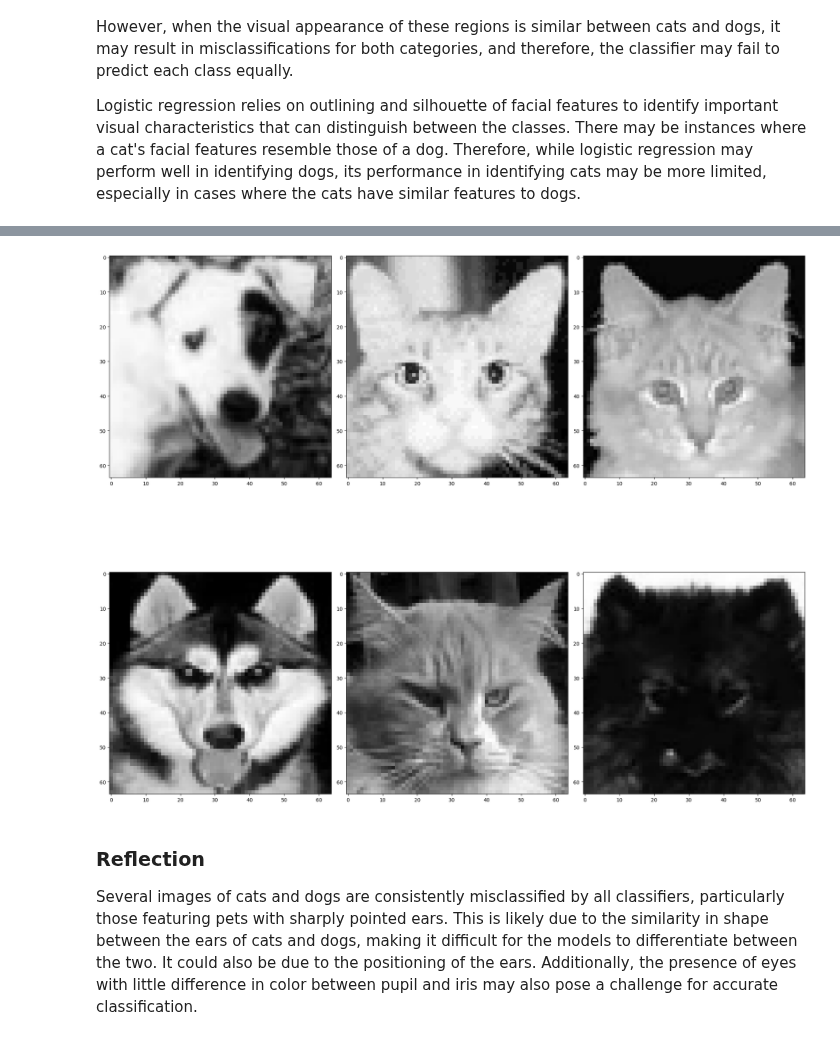
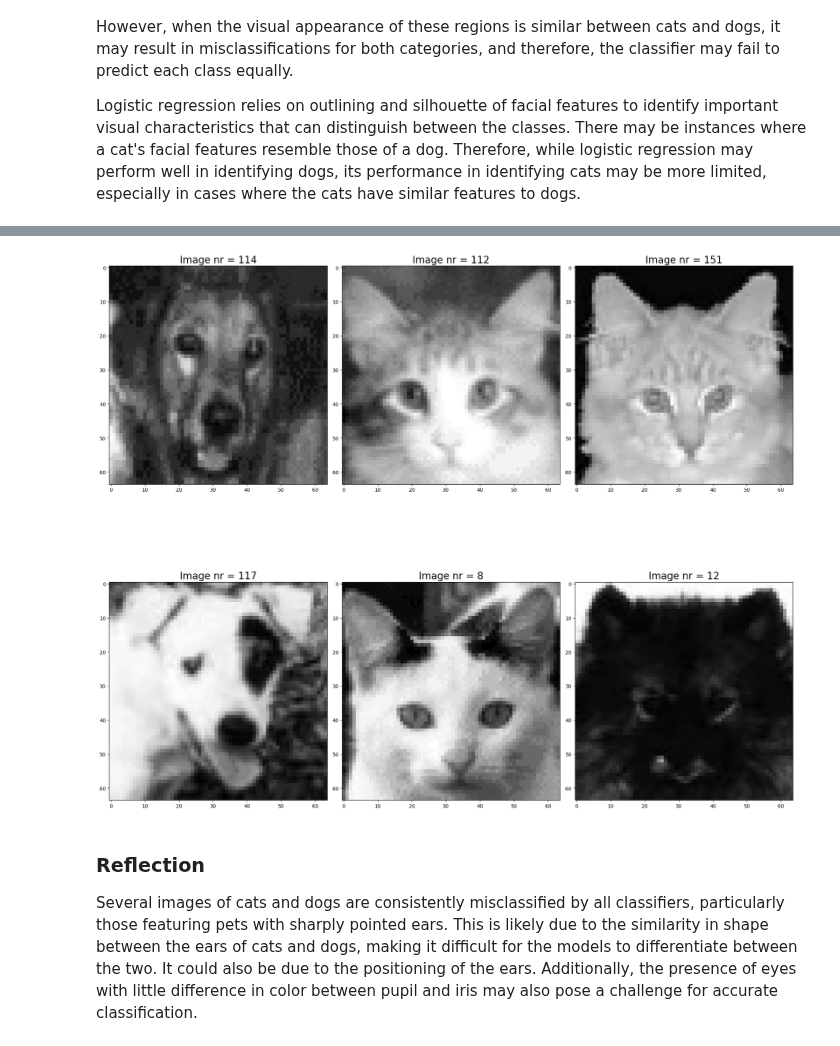
Before and after one commit to maximiliann97/Big-data-MVE441, a Jupyter notebook: Project2_catsndogs.ipynb, the cells around one changed output, grey strips where cells are left out. Drawn from its saved outputs; the diff is of its cells as text; code cells hidden in the pictures.

```diff
--- a/Project2_catsndogs.ipynb
+++ b/Project2_catsndogs.ipynb
@@ -171,7 +171,7 @@ rf_indices_list = []
 mlp_indices_list = []
 all_indices = []
 
-iterations = 1000
+iterations = 2000
 
 
 for i in trange(iterations):
@@ -265,6 +269,7 @@ def plot_mislabel_counts(counts_dic, title):
     plt.title(title)
     plt.show()
 # %%
+most_common.append(12)
 plot_mislabel_counts(lr_counts, 'Logistic Regression')
 plot_mislabel_counts(svm_counts, 'SVM')
 plot_mislabel_counts(rf_counts, 'Random Forest')
@@ -277,18 +282,19 @@ plot_mislabel_counts(mlp_counts, 'Multi-layer perceptron')
 # %%
 # Show the 6 most misclassified images
 rows = 2
 cols = 3
 fig, axes = plt.subplots(nrows=rows, ncols=cols, figsize=(20, 20))
 id = 0
 for i in range(rows):
     for j in range(cols):
         axes[i][j].imshow(rotateM(np.reshape(CATSnDOGS[most_common[id], :], (64, 64))), cmap='gray')
         axes[i][j].set_xlabel("")
         axes[i][j].set_ylabel("")
+        axes[i][j].set_title(f'Image nr = {most_common[id]}', fontsize=20)
         id += 1
 plt.tight_layout()
 # %% [output]
-[figure, old version]
+[figure, new version]
 # %% [markdown]
 ### Reflection
 Several images of cats and dogs are consistently misclassified by all classifiers, particularly those featuring pets with sharply pointed ears. This is likely due to the similarity in shape between the ears of cats and dogs, making it difficult for the models to differentiate between the two. It could also be due to the positioning of the ears. Additionally, the presence of eyes with little difference in color between pupil and iris may also pose a challenge for accurate classification.
```
Also changed, not shown: parts of 16 cells of this notebook, 1 other file.
